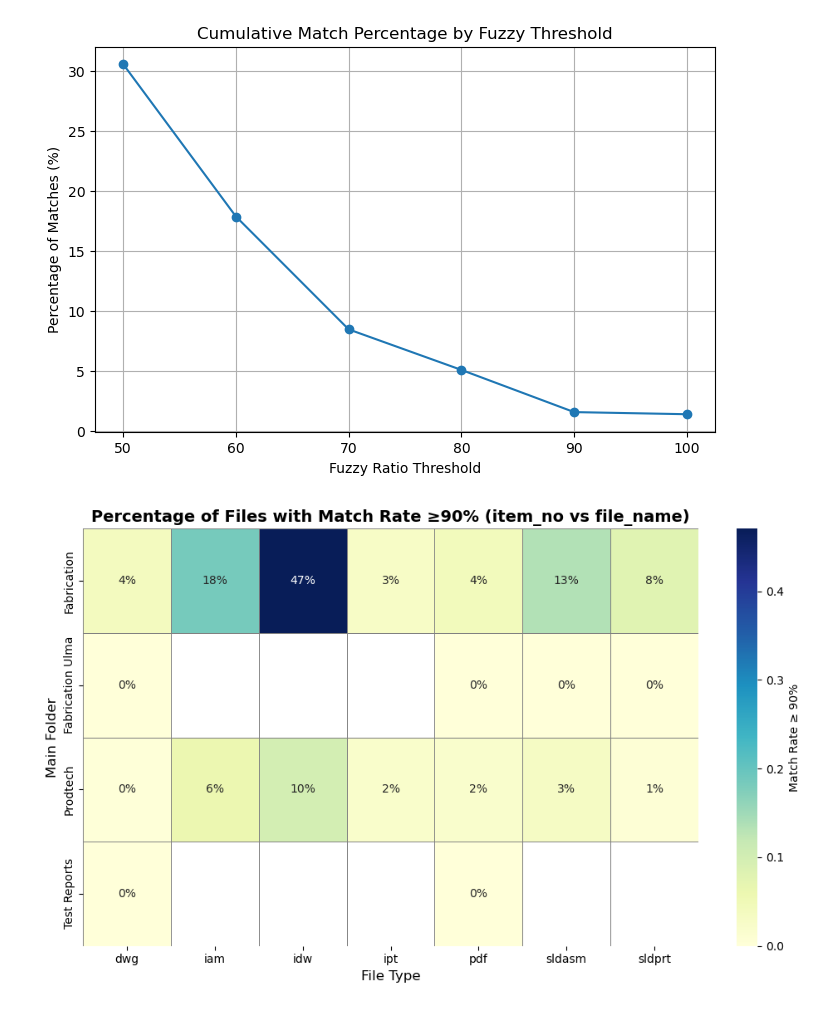
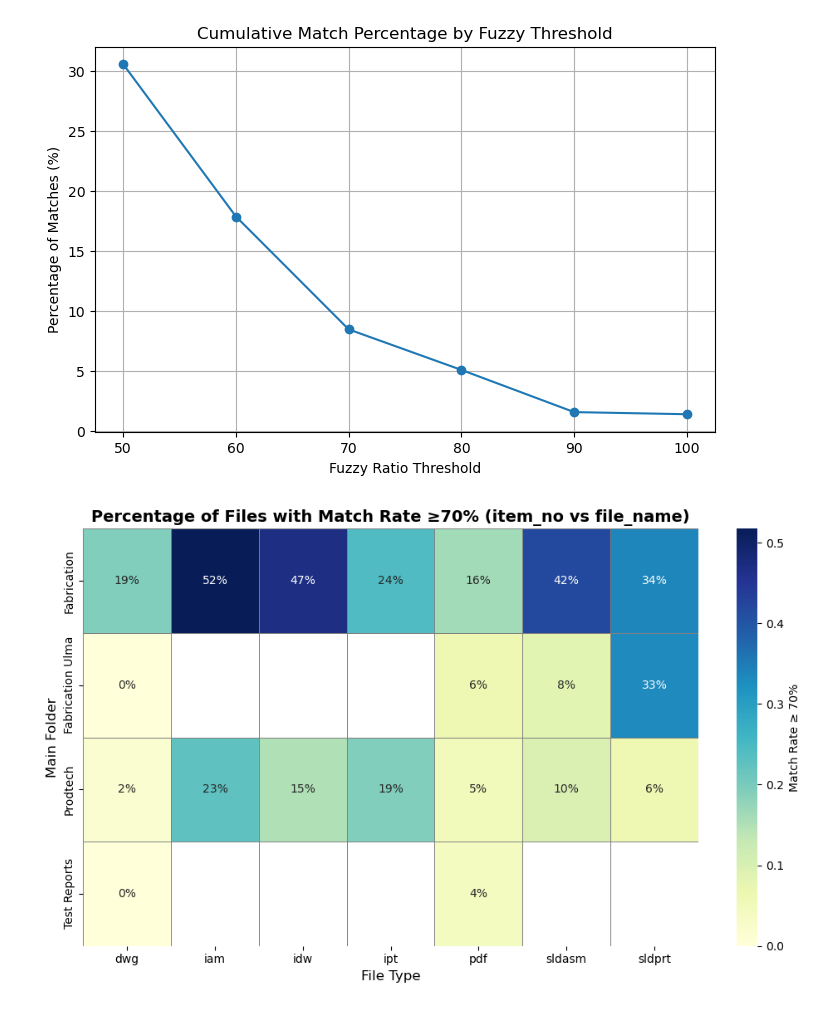
Before and after one commit to jcpeinado/Data_Consolidation, a Jupyter notebook: Data_Explorer/Data_Cleaning/visualizations_ml_models.ipynb, the cells around one changed output. Cells and saved outputs as stored; diff of their text form; code cells hidden in the pictures.

```diff
--- a/Data_Explorer/Data_Cleaning/visualizations_ml_models.ipynb
+++ b/Data_Explorer/Data_Cleaning/visualizations_ml_models.ipynb
@@ -57,7 +57,7 @@ plt.show()
 # %% [output]
 [figure]
 # %%
-match_rate = 90
+match_rate = 70
 
 df['match_flag_02'] = (df['fuzzy_ratio'] >= match_rate).astype(int)
 
@@ -78,31 +78,31 @@ df_long = df_long[df_long['has_file'] == 1]
 
 
 pivot_flag = df_long.pivot_table(
     index='main_folder',
     columns='file_type',
     values='match_flag_02',
     aggfunc='mean',
     fill_value=np.nan  # Keep NaNs for masking
 )
 
 
 plt.figure(figsize=(10, 6))
 sns.heatmap(
     pivot_flag,
     annot=True,
     fmt=".0%",
     cmap="YlGnBu",
     linewidths=0.5,
     linecolor='gray',
     mask=pivot_flag.isnull(),
     cbar_kws={'label': f'Match Rate ≥ {match_rate}%'}
 )
 
 plt.title(f'Percentage of Files with Match Rate ≥{match_rate}% (item_no vs file_name)', fontsize=14, weight='bold')
 plt.xlabel('File Type', fontsize=12)
 plt.ylabel('Main Folder', fontsize=12)
 plt.xticks(rotation=0)
 plt.tight_layout()
 plt.show()
 # %% [output]
-[figure, old version]
+[figure, new version]
```
